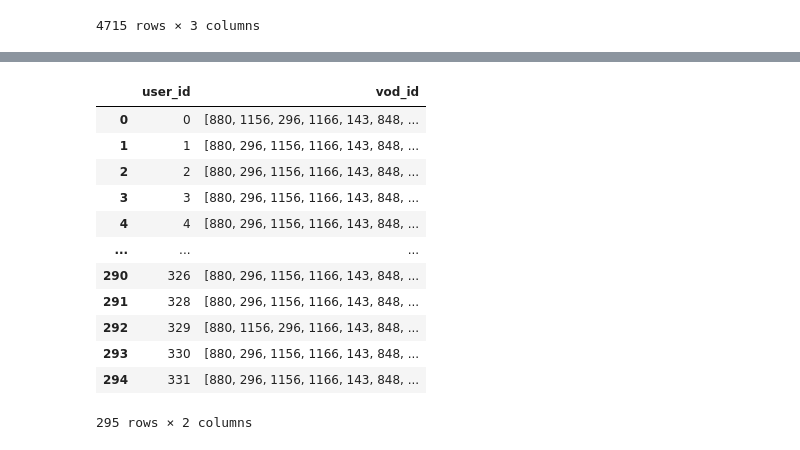
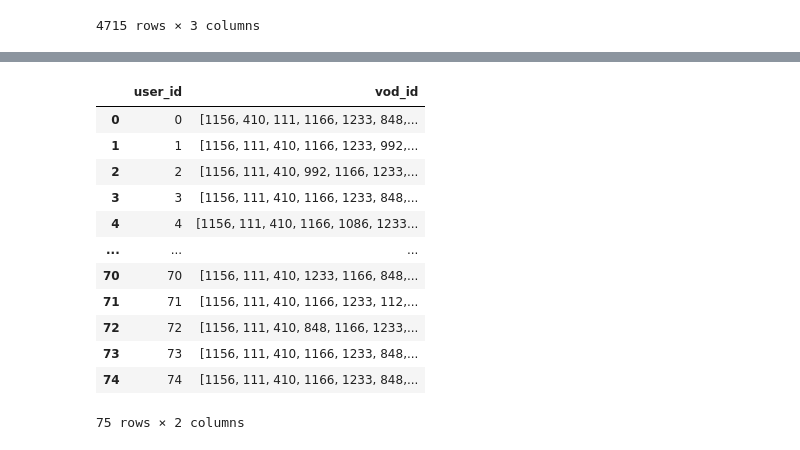
Before and after one commit to LGHV-team1/final-project, a Jupyter notebook: 모델/vod_modeling.ipynb, the cells around one changed output, grey strips where cells are left out. Drawn from its saved outputs; the diff is of its cells as text; code cells hidden in the pictures.

```diff
--- a/모델/vod_modeling.ipynb
+++ b/모델/vod_modeling.ipynb
@@ -150,12 +218,0 @@ ________________________________________________________________________________
-# %%
-# Model fitting
-result = model.fit(
-    x = [vod_train.user_id.values, vod_train.vod_id.values],
-    y = vod_train.score.values - mu,
-    epochs = 300,
-    batch_size = 64,
-    validation_data = (
-        [vod_test.user_id.values, vod_test.vod_id.values],
-        vod_test.score.values - mu
-    )
-)
@@ -192,10 +231,10 @@ plt.show()
 user = list(set(vod_train.user_id.values))
 result_1 = pd.DataFrame()
 for id in user:
-    temp = model.predict([np.array([id] * 1503), vod_score.vod_id.values])
-    predict_1 = pd.DataFrame(temp.ravel().tolist(), vod_score.vod_id.values).reset_index()
+    temp = model.predict([np.array([id] * vod_score.vod_id.nunique()), vod_score.vod_id.unique()])
+    predict_1 = pd.DataFrame(temp.ravel().tolist(), vod_score.vod_id.unique()).reset_index()
     predict_1.columns = ['vod_id', 'value']
-    predict_1 = predict_1.drop_duplicates().sort_values(by = 'value', ascending=False)[0:15].vod_id.values
+    predict_1 = predict_1.sort_values(by = 'value', ascending=False).vod_id.values
     predict_1 = pd.DataFrame([predict_1])
     result_1 = pd.concat([result_1, predict_1])
 
@@ -225,13 +264,13 @@ result_1
 |  | user_id | vod_id |
-| 0 | 0 | [880, 1156, 296, 1166, 143, 848, ... |
-| 1 | 1 | [880, 296, 1156, 1166, 143, 848, ... |
-| 2 | 2 | [880, 296, 1156, 1166, 143, 848, ... |
-| 3 | 3 | [880, 296, 1156, 1166, 143, 848, ... |
-| 4 | 4 | [880, 296, 1156, 1166, 143, 848, ... |
+| 0 | 0 | [1156, 410, 111, 1166, 1233, 848,... |
+| 1 | 1 | [1156, 111, 410, 1166, 1233, 992,... |
+| 2 | 2 | [1156, 111, 410, 992, 1166, 1233,... |
+| 3 | 3 | [1156, 111, 410, 1166, 1233, 848,... |
+| 4 | 4 | [1156, 111, 410, 1166, 1086, 1233... |
 | ... | ... | ... |
-| 290 | 326 | [880, 296, 1156, 1166, 143, 848, ... |
-| 291 | 328 | [880, 296, 1156, 1166, 143, 848, ... |
-| 292 | 329 | [880, 1156, 296, 1166, 143, 848, ... |
-| 293 | 330 | [880, 296, 1156, 1166, 143, 848, ... |
-| 294 | 331 | [880, 296, 1156, 1166, 143, 848, ... |
+| 70 | 70 | [1156, 111, 410, 1233, 1166, 848,... |
+| 71 | 71 | [1156, 111, 410, 1166, 1233, 112,... |
+| 72 | 72 | [1156, 111, 410, 848, 1166, 1233,... |
+| 73 | 73 | [1156, 111, 410, 1166, 1233, 848,... |
+| 74 | 74 | [1156, 111, 410, 1166, 1233, 848,... |
-295 rows × 2 columns
+75 rows × 2 columns
```
Also changed, not shown: parts of 13 cells of this notebook, 2 other files.
